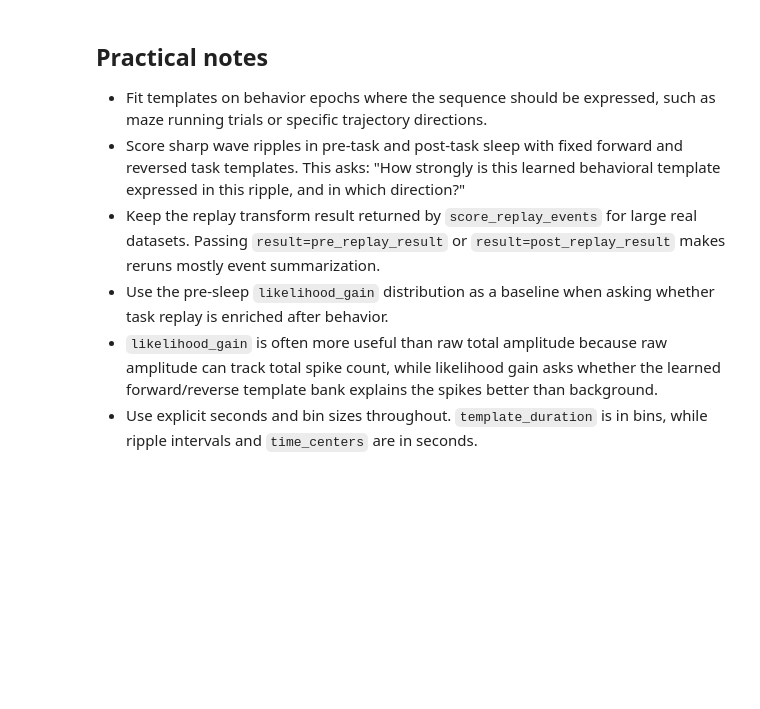
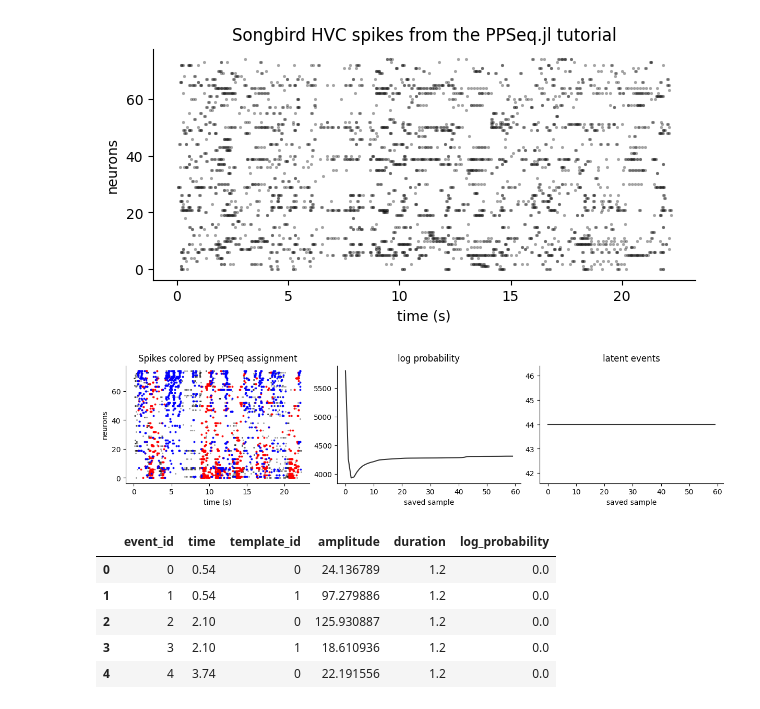
Before and after one commit to ryanharvey1/neuro_py, a Jupyter notebook: tutorials/ppseq_sequence_detection.ipynb, the cells around one changed output. Saved outputs shown, nothing was run; the diff lists cells and outputs as text; code cells hidden in the pictures; blank space fills up the shorter version.

```diff
--- a/tutorials/ppseq_sequence_detection.ipynb
+++ b/tutorials/ppseq_sequence_detection.ipynb
@@ -822,9 +1,43 @@ fig.tight_layout()
-# %% [markdown]
-## Practical notes
-
-- Fit templates on behavior epochs where the sequence should be expressed, such as maze running trials or specific trajectory directions.
-- Score sharp wave ripples in pre-task and post-task sleep with fixed forward and reversed task templates. This asks: "How strongly is this learned behavioral template expressed in this ripple, and in which direction?"
-- Keep the replay transform result returned by `score_replay_events` for large real datasets. Passing `result=pre_replay_result` or `result=post_replay_result` makes reruns mostly event summarization.
-- Use the pre-sleep `likelihood_gain` distribution as a baseline when asking whether task replay is enriched after behavior.
-- `likelihood_gain` is often more useful than raw total amplitude because raw amplitude can track total spike count, while likelihood gain asks whether the learned forward/reverse template bank explains the spikes better than background.
-- Use explicit seconds and bin sizes throughout. `template_duration` is in bins, while ripple intervals and `time_centers` are in seconds.
+# %%
+from pathlib import Path
+
+import matplotlib.pyplot as plt
+import nelpy as nel
+import numpy as np
+import pandas as pd
+
+from neuro_py.ensemble.ppseq import (
+    PPSeq,
+    fit_ppseq_behavior_model,
+    load_ppseq_songbird_spikes,
+    plot_ppseq_behavior_with_position,
+    plot_ppseq_diagnostics,
+    plot_ppseq_raster,
+    ppseq_assignment_raster,
+    score_ppseq_pre_post_ripples,
+    summarize_ppseq_replay_scores,
+)
+from neuro_py.io import loading
+from neuro_py.session.locate_epochs import compress_repeated_epochs, find_pre_task_post
+
+plt.rcParams.update({"axes.spines.top": False, "axes.spines.right": False})
+# %%
+# Songbird PPSeq parity demo: load the same two-column spike file used by PPSeq.jl.
+songbird_path = Path("tutorials/data/songbird_spikes.txt")
+if not songbird_path.exists():
+    songbird_path = Path("data/songbird_spikes.txt")
+spike_times, neuron_ids_raw = load_ppseq_songbird_spikes(songbird_path)
+
+# Match the Julia tutorial: randomly permute neuron labels to hide the sequences.
+num_neurons = 75
+rng = np.random.default_rng(0)
+neuron_permutation = rng.permutation(num_neurons)
+neuron_ids = neuron_permutation[neuron_ids_raw]
+max_time = 22.2
+
+fig, ax = plt.subplots(figsize=(7, 3))
+plot_ppseq_raster(spike_times, neuron_ids, ax=ax)
+ax.set_title("Songbird HVC spikes from the PPSeq.jl tutorial")
+plt.show()
+# %% [output]
+[figure, added]
@@ -830,0 +64,26 @@ fig.tight_layout()
+# %%
+assignments = ppseq_assignment_raster(songbird_result, threshold=0.2)
+sort_order = np.argsort(songbird.template_scales_[1] - songbird.template_scales_[0])
+
+fig, axes = plt.subplots(1, 3, figsize=(12, 3), constrained_layout=True)
+plot_ppseq_raster(
+    spike_times,
+    neuron_ids,
+    assignments,
+    sort_order=sort_order,
+    ax=axes[0],
+    colors=["red", "blue"],
+)
+axes[0].set_title("Spikes colored by PPSeq assignment")
+plot_ppseq_diagnostics(songbird_result, ax=axes[1:])
+plt.show()
+
+songbird_result.events.head()
+# %% [output]
+[figure, added]
+|  | event_id | time | template_id | amplitude | duration | log_probability |
+| 0 | 0 | 0.54 | 0 | 24.136789 | 1.2 | 0.0 |
+| 1 | 1 | 0.54 | 1 | 97.279886 | 1.2 | 0.0 |
+| 2 | 2 | 2.10 | 0 | 125.930887 | 1.2 | 0.0 |
+| 3 | 3 | 2.10 | 1 | 18.610936 | 1.2 | 0.0 |
+| 4 | 4 | 3.74 | 0 | 22.191556 | 1.2 | 0.0 |
```
Also changed, not shown: parts of 50 cells of this notebook, 6 other files.
